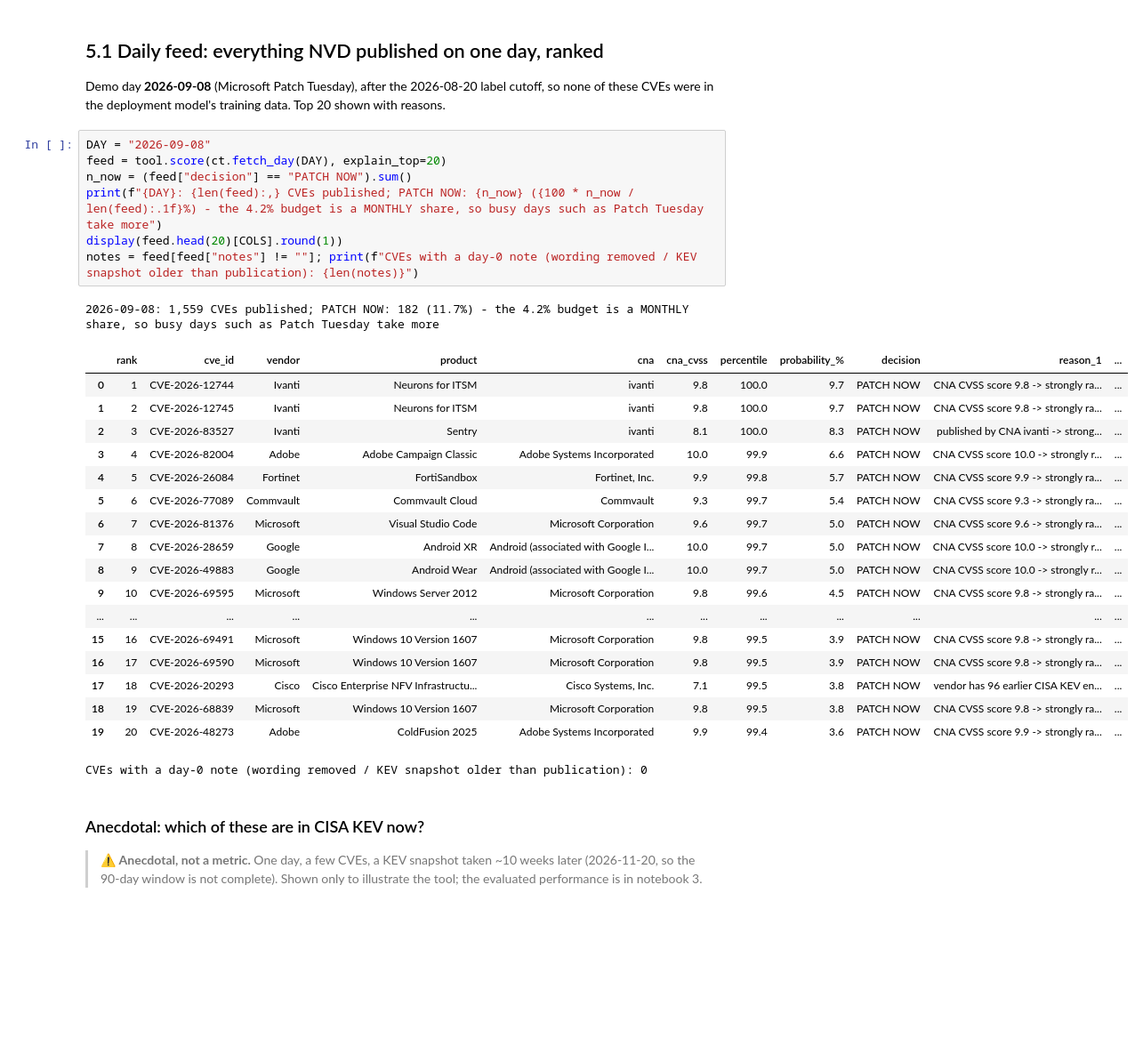
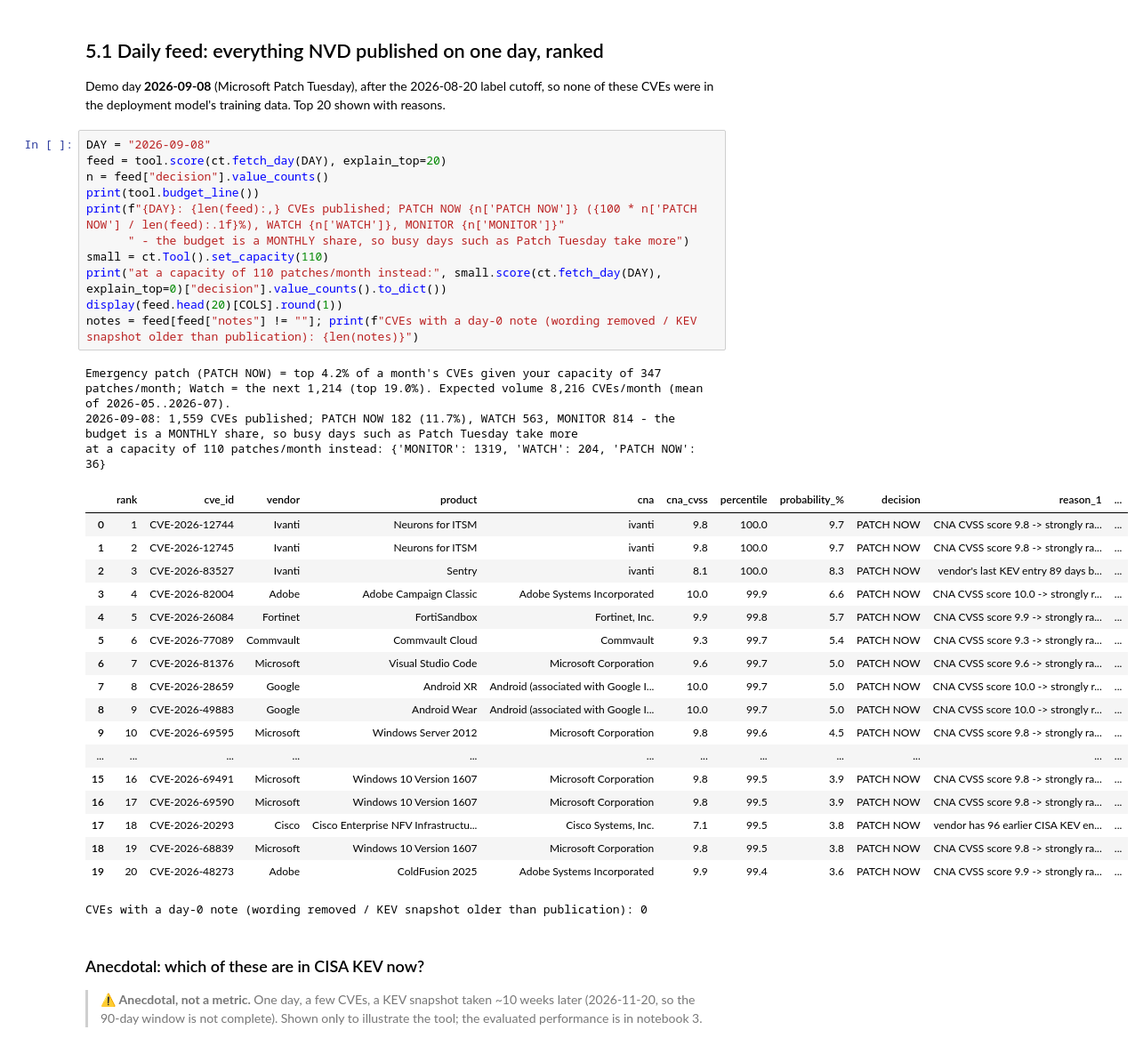
Before and after one commit to mitmpansieri/kev-day0-predictor, a Jupyter notebook: notebooks/5_ciso_tool.ipynb, the cells around one changed output. Shown at 89% size. Drawn from its saved outputs; the diff is of its cells as text; blank space fills up the shorter version.

Commit message:
Simpler daily feed and past CVEs tabs, UTC dates

```diff
--- a/notebooks/5_ciso_tool.ipynb
+++ b/notebooks/5_ciso_tool.ipynb
@@ -37,16 +39,22 @@ deployment model's training data. Top 20 shown with reasons.
 # %%
 DAY = "2026-09-08"
 feed = tool.score(ct.fetch_day(DAY), explain_top=20)
-n_now = (feed["decision"] == "PATCH NOW").sum()
-print(f"{DAY}: {len(feed):,} CVEs published; PATCH NOW: {n_now} ({100 * n_now / len(feed):.1f}%) - the 4.2% budget is a MONTHLY share, so busy days such as Patch Tuesday take more")
+n = feed["decision"].value_counts()
+print(tool.budget_line())
+print(f"{DAY}: {len(feed):,} CVEs published; PATCH NOW {n['PATCH NOW']} ({100 * n['PATCH NOW'] / len(feed):.1f}%), WATCH {n['WATCH']}, MONITOR {n['MONITOR']}"
+      " - the budget is a MONTHLY share, so busy days such as Patch Tuesday take more")
+small = ct.Tool().set_capacity(110)
+print("at a capacity of 110 patches/month instead:", small.score(ct.fetch_day(DAY), explain_top=0)["decision"].value_counts().to_dict())
 display(feed.head(20)[COLS].round(1))
 notes = feed[feed["notes"] != ""]; print(f"CVEs with a day-0 note (wording removed / KEV snapshot older than publication): {len(notes)}")
 # %% [output]
-2026-09-08: 1,559 CVEs published; PATCH NOW: 182 (11.7%) - the 4.2% budget is a MONTHLY share, so busy days such as Patch Tuesday take more
+Emergency patch (PATCH NOW) = top 4.2% of a month's CVEs given your capacity of 347 patches/month; Watch = the next 1,214 (top 19.0%). Expected volume 8,216 CVEs/month (mean of 2026-05..2026-07).
+2026-09-08: 1,559 CVEs published; PATCH NOW 182 (11.7%), WATCH 563, MONITOR 814 - the budget is a MONTHLY share, so busy days such as Patch Tuesday take more
+at a capacity of 110 patches/month instead: {'MONITOR': 1319, 'WATCH': 204, 'PATCH NOW': 36}
 |  | rank | cve_id | vendor | product | cna | cna_cvss | percentile | probability_% | decision | reason_1 | ... |
 | 0 | 1 | CVE-2026-12744 | Ivanti | Neurons for ITSM | ivanti | 9.8 | 100.0 | 9.7 | PATCH NOW | CNA CVSS score 9.8 -> strongly ra... | ... |
 | 1 | 2 | CVE-2026-12745 | Ivanti | Neurons for ITSM | ivanti | 9.8 | 100.0 | 9.7 | PATCH NOW | CNA CVSS score 9.8 -> strongly ra... | ... |
-| 2 | 3 | CVE-2026-83527 | Ivanti | Sentry | ivanti | 8.1 | 100.0 | 8.3 | PATCH NOW | published by CNA ivanti -> strong... | ... |
+| 2 | 3 | CVE-2026-83527 | Ivanti | Sentry | ivanti | 8.1 | 100.0 | 8.3 | PATCH NOW | vendor's last KEV entry 89 days b... | ... |
 | 3 | 4 | CVE-2026-82004 | Adobe | Adobe Campaign Classic | Adobe Systems Incorporated | 10.0 | 99.9 | 6.6 | PATCH NOW | CNA CVSS score 10.0 -> strongly r... | ... |
 | 4 | 5 | CVE-2026-26084 | Fortinet | FortiSandbox | Fortinet, Inc. | 9.9 | 99.8 | 5.7 | PATCH NOW | CNA CVSS score 9.9 -> strongly ra... | ... |
 | 5 | 6 | CVE-2026-77089 | Commvault | Commvault Cloud | Commvault | 9.3 | 99.7 | 5.4 | PATCH NOW | CNA CVSS score 9.3 -> strongly ra... | ... |
```
Also changed, not shown: parts of 6 cells of this notebook, 13 other files.
